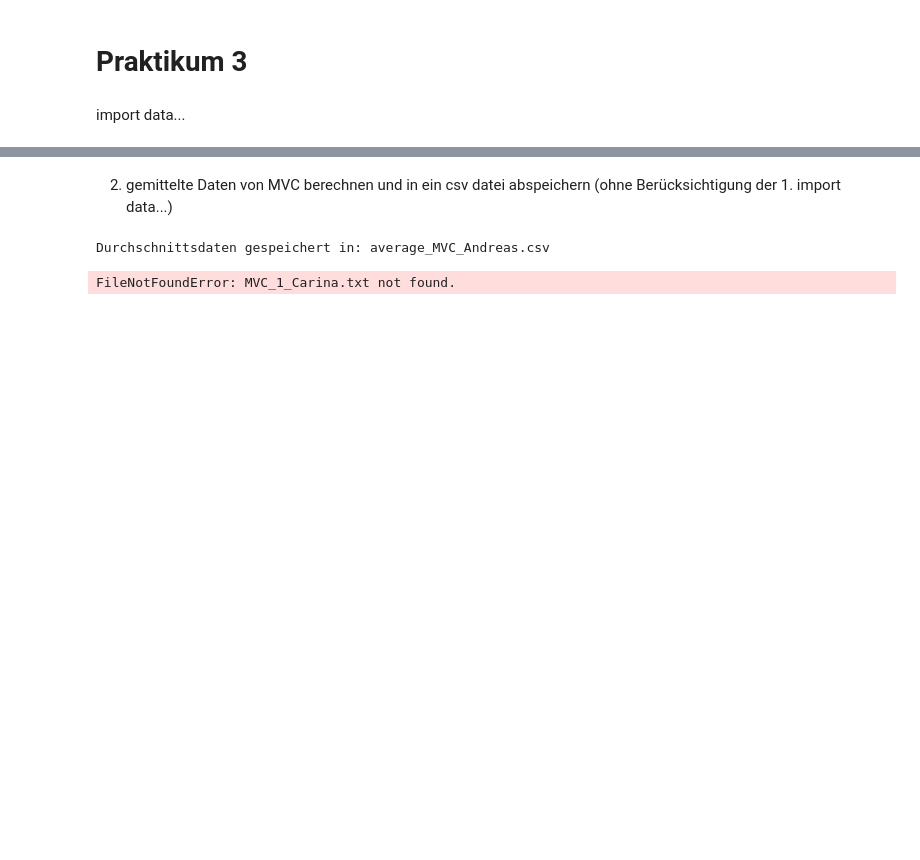
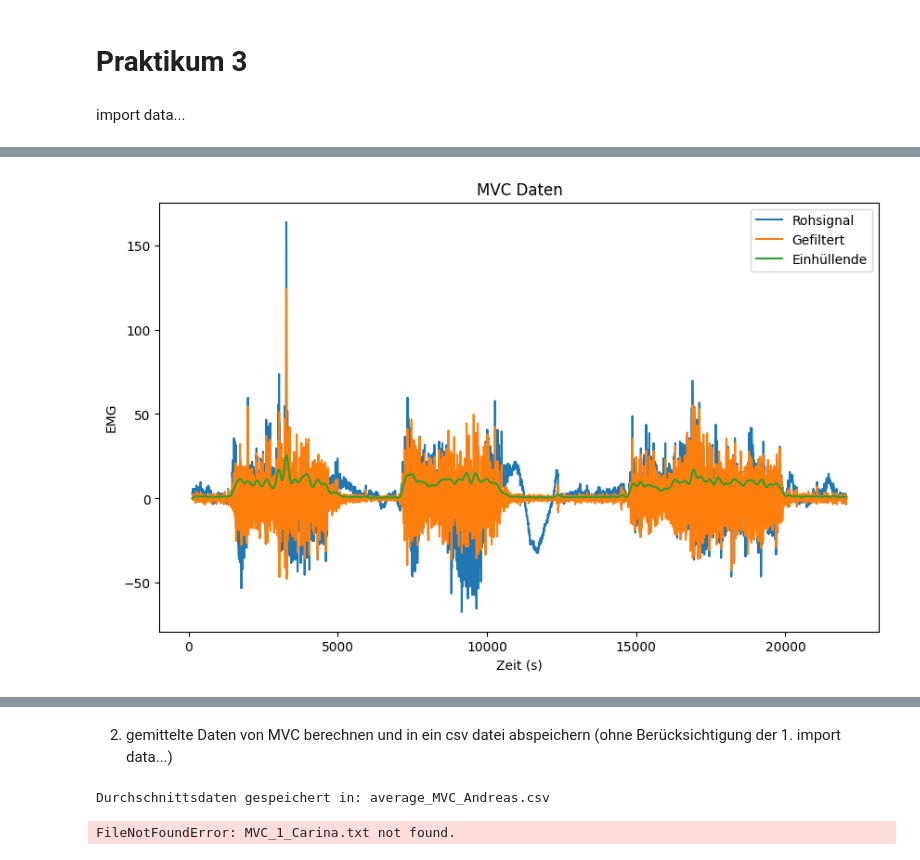
Before and after one commit to VPaulineC/Praktikum-3, a Jupyter notebook: MainCode3.ipynb, the cells around one changed output, grey strips where cells are left out. Drawn from its saved outputs; the diff is of its cells as text; code cells hidden in the pictures; blank space fills up the shorter version.

```diff
--- a/MainCode3.ipynb
+++ b/MainCode3.ipynb
@@ -75,2 +78,82 @@ def import_data(separator):
 # %%
 weights, mvc, fatigue = import_data('\t')
+# %%
+import pandas as pd
+import numpy as np
+import scipy.signal as signal
+import matplotlib.pyplot as plt
+
+# Funktionen zum Einlesen und Normalisieren der Daten
+def import_data(files, separator):
+    def normalize_time(data):
+        times = data['t'].values
+        offset = 0
+        for i in range(1, len(times)):
+            if times[i] < times[i - 1]:
+                offset += times[i - 1]
+            times[i] += offset
+        data['t'] = times
+        return data
+
+    all_data = []
+    for file in files:
+        df = pd.read_csv(file, sep=separator, names=['emg', 't'], skiprows=50, skipfooter=50, engine='python')
+        df = normalize_time(df)
+        all_data.append(df)
+    return pd.concat(all_data, ignore_index=True)
+
+# Hoch- und Tiefpassfilter definieren
+def butterworth_filter(data, lowcut, highcut, fs, order=4):
+    nyquist = 0.5 * fs
+    low = lowcut / nyquist
+    high = highcut / nyquist
+    b, a = signal.butter(order, [low, high], btype='band')
+    return signal.filtfilt(b, a, data)
+
+def lowpass_filter(data, cutoff, fs, order=4):
+    nyquist = 0.5 * fs
+    normal_cutoff = cutoff / nyquist
+    b, a = signal.butter(order, normal_cutoff, btype='low')
+    return signal.filtfilt(b, a, data)
+
+# Hauptverarbeitungsschritte
+def process_emg_data(data, fs=1000):
+    # Offset entfernen
+    data['emg'] = data['emg'] - np.mean(data['emg'])
+
+    # Bandpassfiltern (20-450 Hz)
+    data['filtered_emg'] = butterworth_filter(data['emg'], 20, 450, fs)
+
+    # Signal gleichrichten (Absolutwert bilden)
+    data['rectified_emg'] = np.abs(data['filtered_emg'])
+
+    # Tiefpassfilter auf den Absolutwert anwenden (10 Hz)
+    data['envelope'] = lowpass_filter(data['rectified_emg'], 10, fs)
+
+    return data
+
+
+
+
+# EMG-Daten verarbeiten
+mvc_processed = process_emg_data(mvc)
+weight_processed = process_emg_data(weights)
+fatigue_processed = process_emg_data(fatigue)
+
+# Ergebnisse plotten
+def plot_emg(data, title):
+    plt.figure(figsize=(10, 6))
+    plt.plot(data['t'], data['emg'], label='Rohsignal')
+    plt.plot(data['t'], data['filtered_emg'], label='Gefiltert')
+    plt.plot(data['t'], data['envelope'], label='Einhüllende')
+    plt.title(title)
+    plt.xlabel('Zeit (s)')
+    plt.ylabel('EMG')
+    plt.legend()
+    plt.show()
+
+plot_emg(mvc_processed, 'MVC Daten')
+plot_emg(weight_processed, 'Gewicht Daten')
+plot_emg(fatigue_processed, 'Ermüdung Daten')
+# %% [output]
+[figure, added]
```
Also changed, not shown: parts of 3 cells of this notebook.
